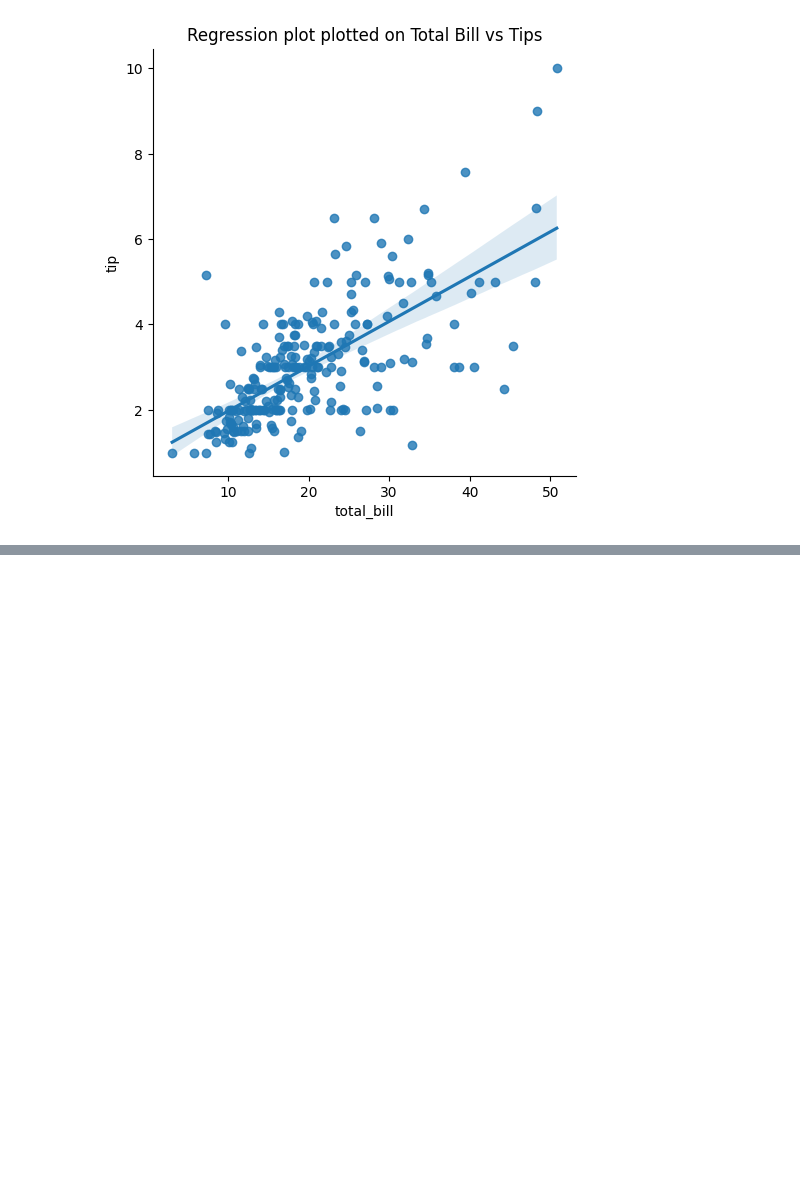
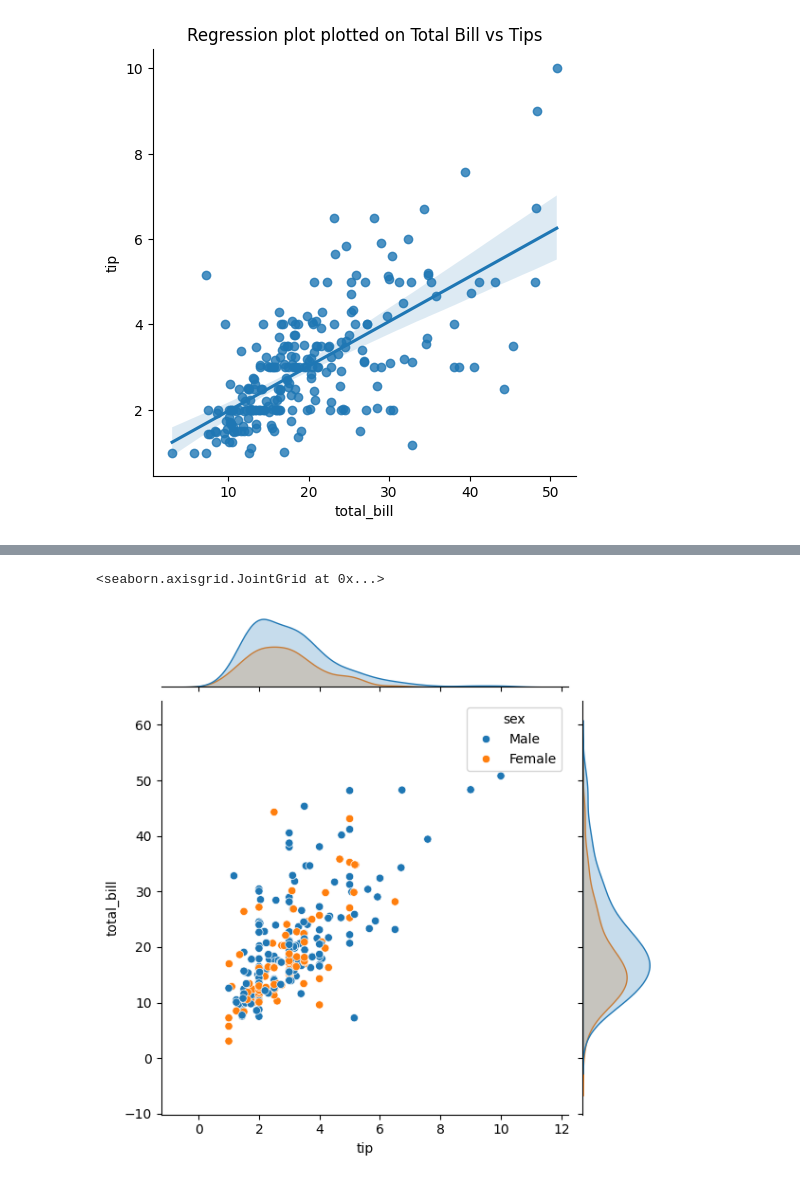
Before and after one commit to jedesai/Data-Visualization, a Jupyter notebook: Seaborn/vis.ipynb, the cells around one changed output, grey strips where cells are left out. Drawn from its saved outputs; the diff is of its cells as text; code cells hidden in the pictures; blank space fills up the shorter version.

```diff
--- a/Seaborn/vis.ipynb
+++ b/Seaborn/vis.ipynb
@@ -377,0 +438,6 @@ Text(0.5, 1.0, 'Regression plot plotted on Total Bill vs Tips')
+# %%
+# joinplot
+sns.jointplot(data=tips,x='tip',y='total_bill',kind='scatter',hue='sex')
+# %% [output]
+<seaborn.axisgrid.JointGrid at 0x...>
+[figure, added]
```
Also changed, not shown: parts of 28 cells of this notebook, 2 other files.
